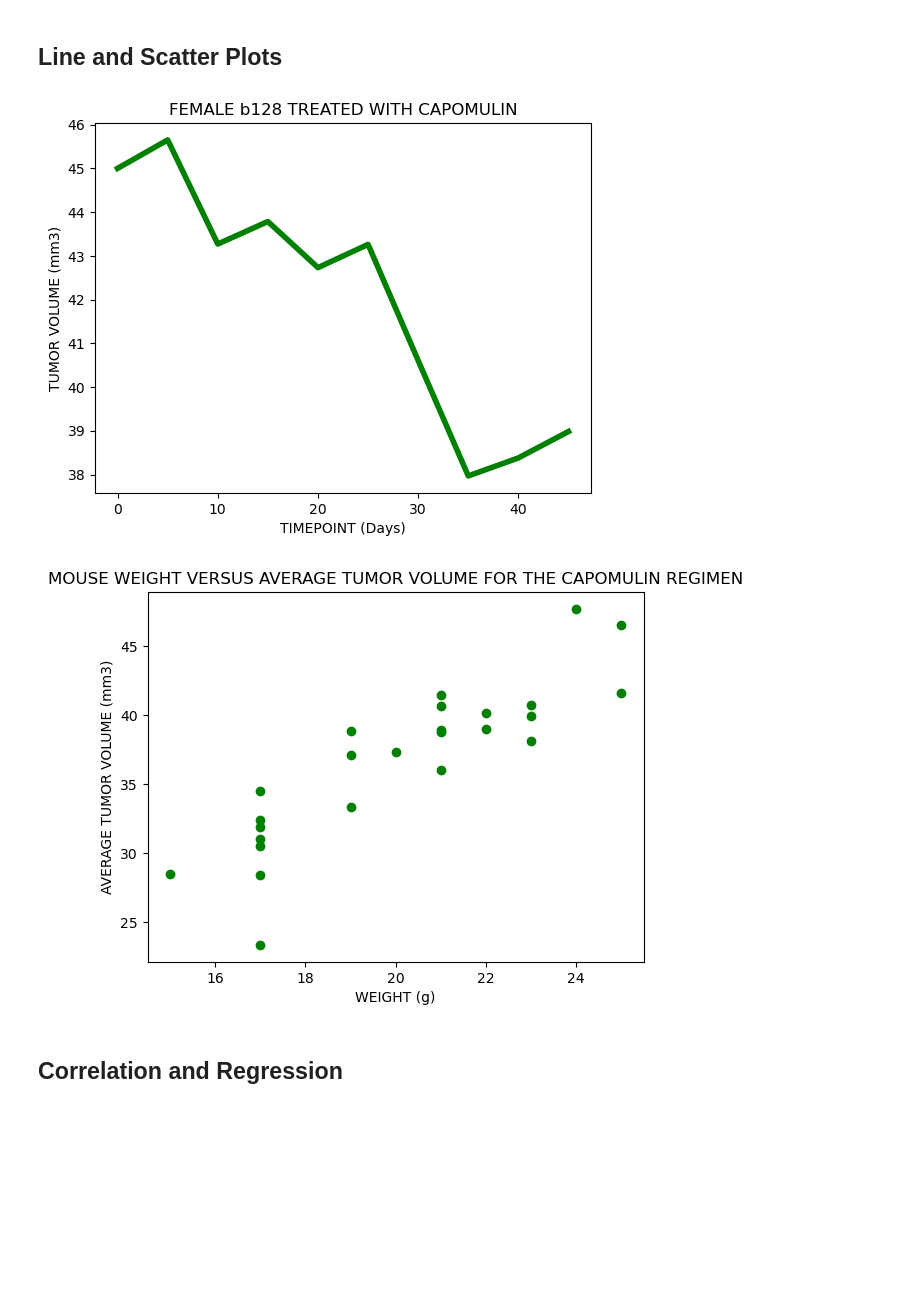
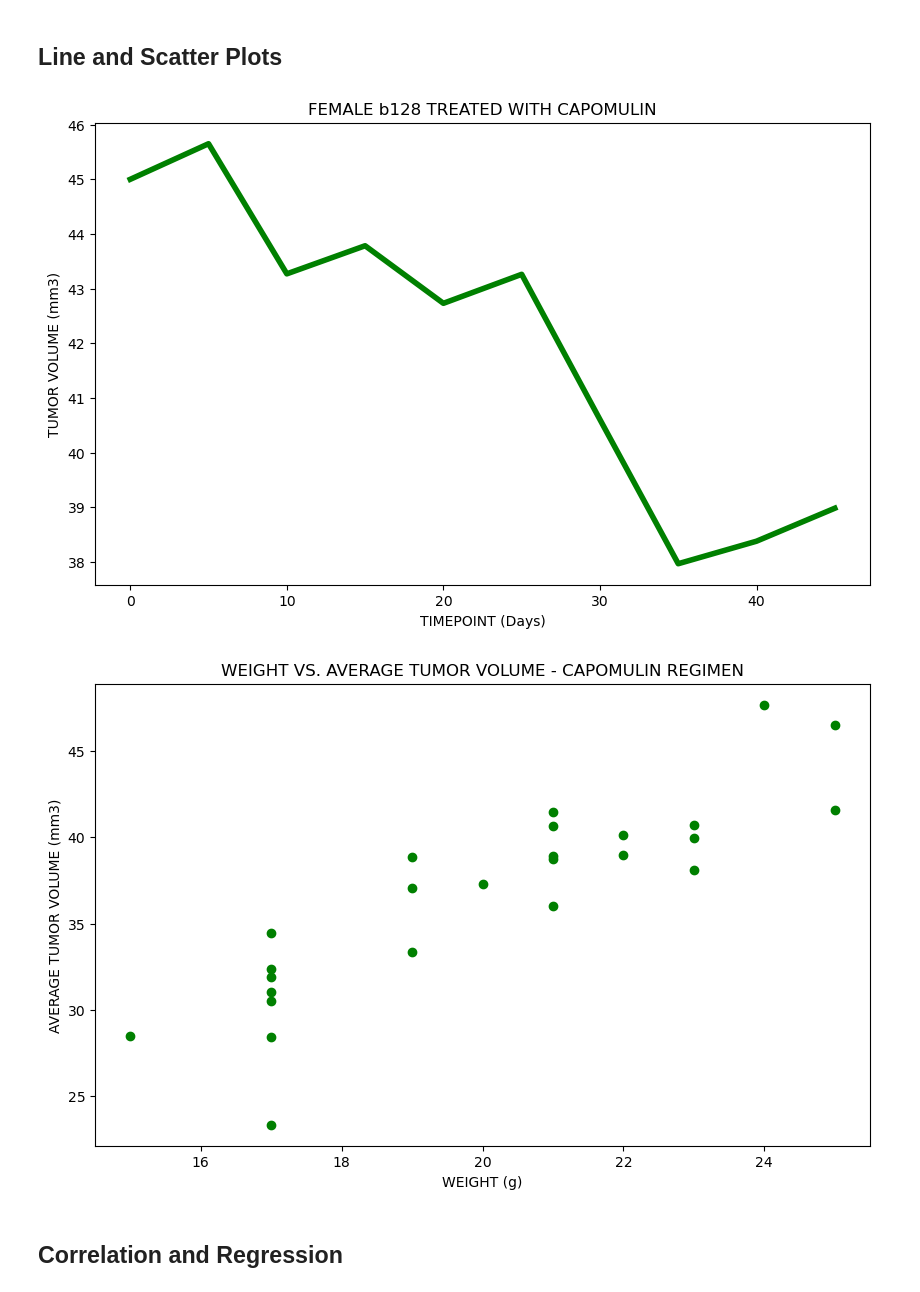
Before and after one commit to gusibis/challenge-5, a Jupyter notebook: pymaceuticals_starter.ipynb, the cells around one changed output. Drawn from its saved outputs; the diff is of its cells as text; code cells hidden in the pictures; blank space fills up the shorter version.

```diff
--- a/pymaceuticals_starter.ipynb
+++ b/pymaceuticals_starter.ipynb
@@ -430,28 +430,31 @@ plt.show()
 # %%
 # Generate a line plot of tumor volume vs. time point for a mouse treated with Capomulin
 only_capomulin_df = tumor_volume_df[tumor_volume_df["Drug Regimen"].isin(['Capomulin'])]
 # only_capomulin_df
 female_b128 = complete_data_df[complete_data_df["Mouse ID"].isin(['b128'])]
+plt.figure(figsize=(10,6))
 plt.plot(female_b128['Timepoint'], female_b128['Tumor Volume (mm3)'], linewidth=4, color='g', markersize=5)
 plt.xlabel('TIMEPOINT (Days)')
 plt.ylabel('TUMOR VOLUME (mm3)')
 plt.title('FEMALE b128 TREATED WITH CAPOMULIN')
 plt.show()
 # %% [output]
-[figure, old version]
+[figure, new version]
 # %%
 # Generate a scatter plot of average tumor volume vs. mouse weight for the Capomulin regimen
 only_capomulin_df = tumor_volume_df[tumor_volume_df["Drug Regimen"].isin(['Capomulin'])]
 # only_capomulin_df
 mean_df = only_capomulin_df.groupby(["Mouse ID"]).mean()
+plt.figure(figsize=(10,6))
 plt.scatter(mean_df['Weight (g)'], mean_df['Tumor Volume (mm3)'],linewidths = 1, color='g', marker ="o")
 plt.xlabel('WEIGHT (g)')
 plt.ylabel('AVERAGE TUMOR VOLUME (mm3)')
-plt.title('MOUSE WEIGHT VERSUS AVERAGE TUMOR VOLUME FOR THE CAPOMULIN REGIMEN')
+
+plt.title('WEIGHT VS. AVERAGE TUMOR VOLUME - CAPOMULIN REGIMEN')
 plt.show()
 # only_capomulin_df
 # %% [output]
-[figure, old version]
+[figure, new version]
 # %% [markdown]
 ## Correlation and Regression
 # %%
```
Also changed, not shown: parts of 5 cells of this notebook.
